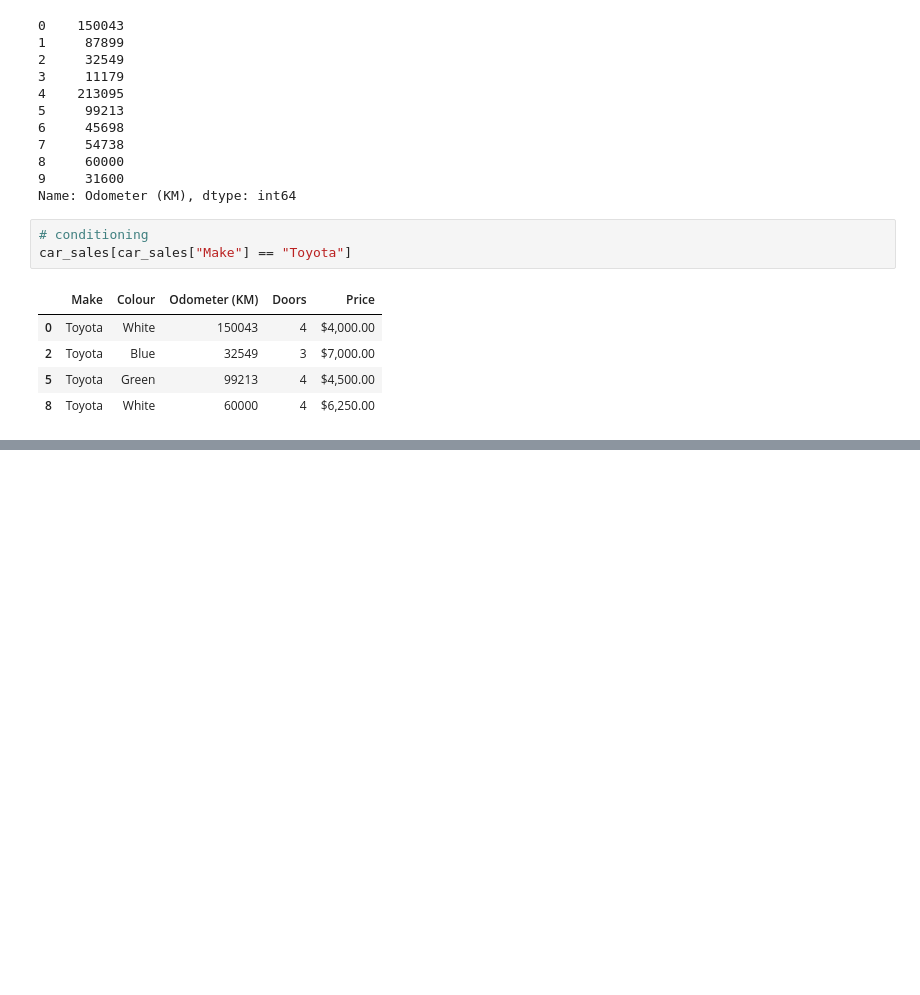
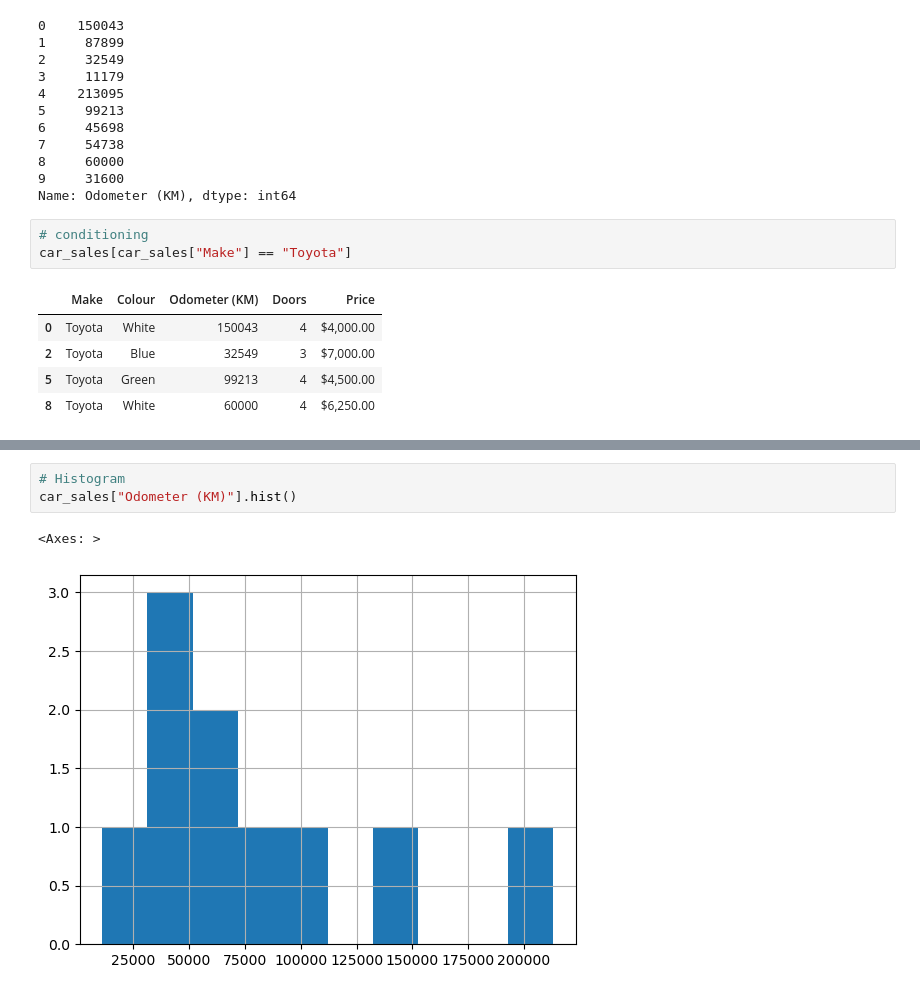
Before and after one commit to DevSen101/ML-Bootcamp, a Jupyter notebook: Pandas/Introduction-to-pandas.ipynb, the cells around one changed output, grey strips where cells are left out. Cells and saved outputs as stored; diff of their text form; blank space fills up the shorter version.

```diff
--- a/Pandas/Introduction-to-pandas.ipynb
+++ b/Pandas/Introduction-to-pandas.ipynb
@@ -291,0 +333,6 @@ car_sales[car_sales["Make"] == "Toyota"]
+# %%
+# Histogram
+car_sales["Odometer (KM)"].hist()
+# %% [output]
+<Axes: >
+[figure, added]
```
Also changed, not shown: parts of 6 cells of this notebook.
